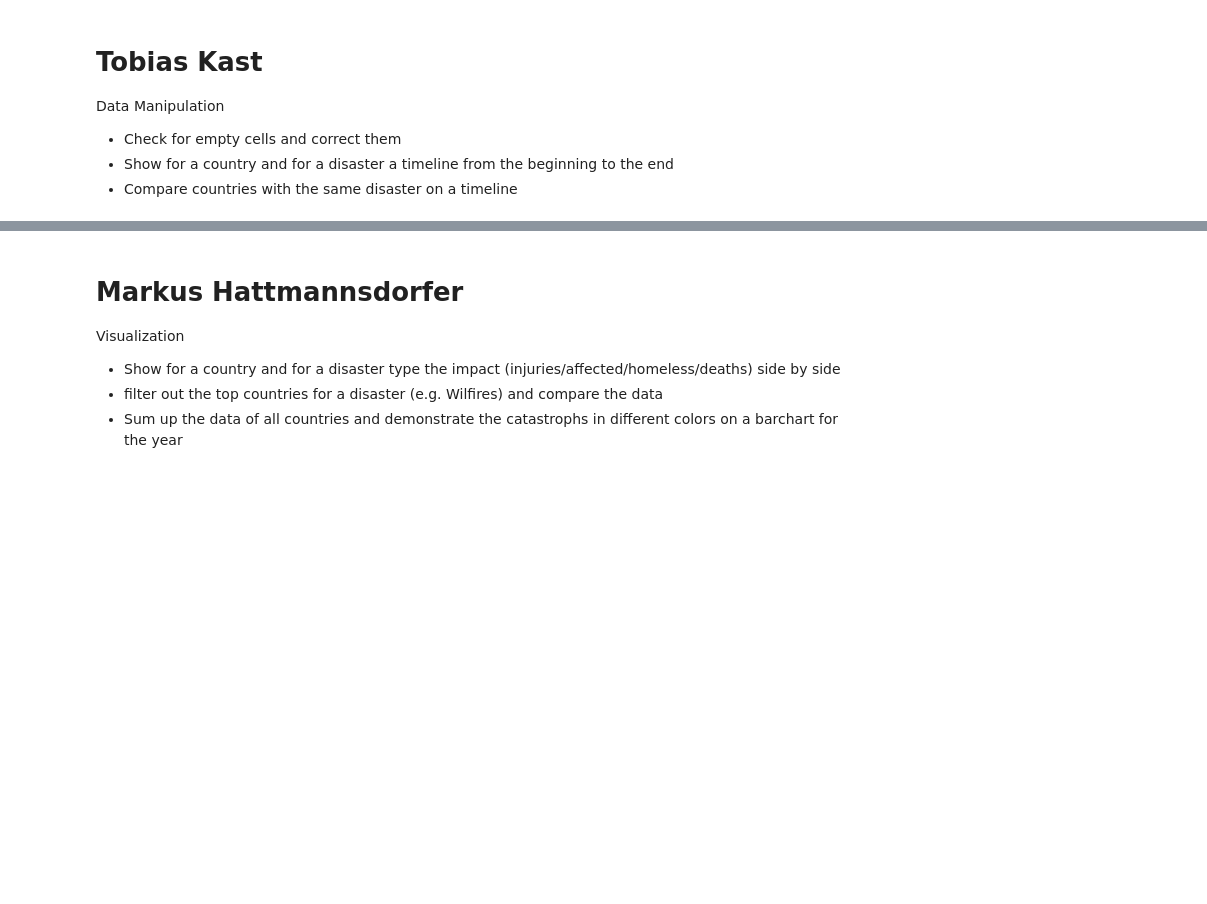
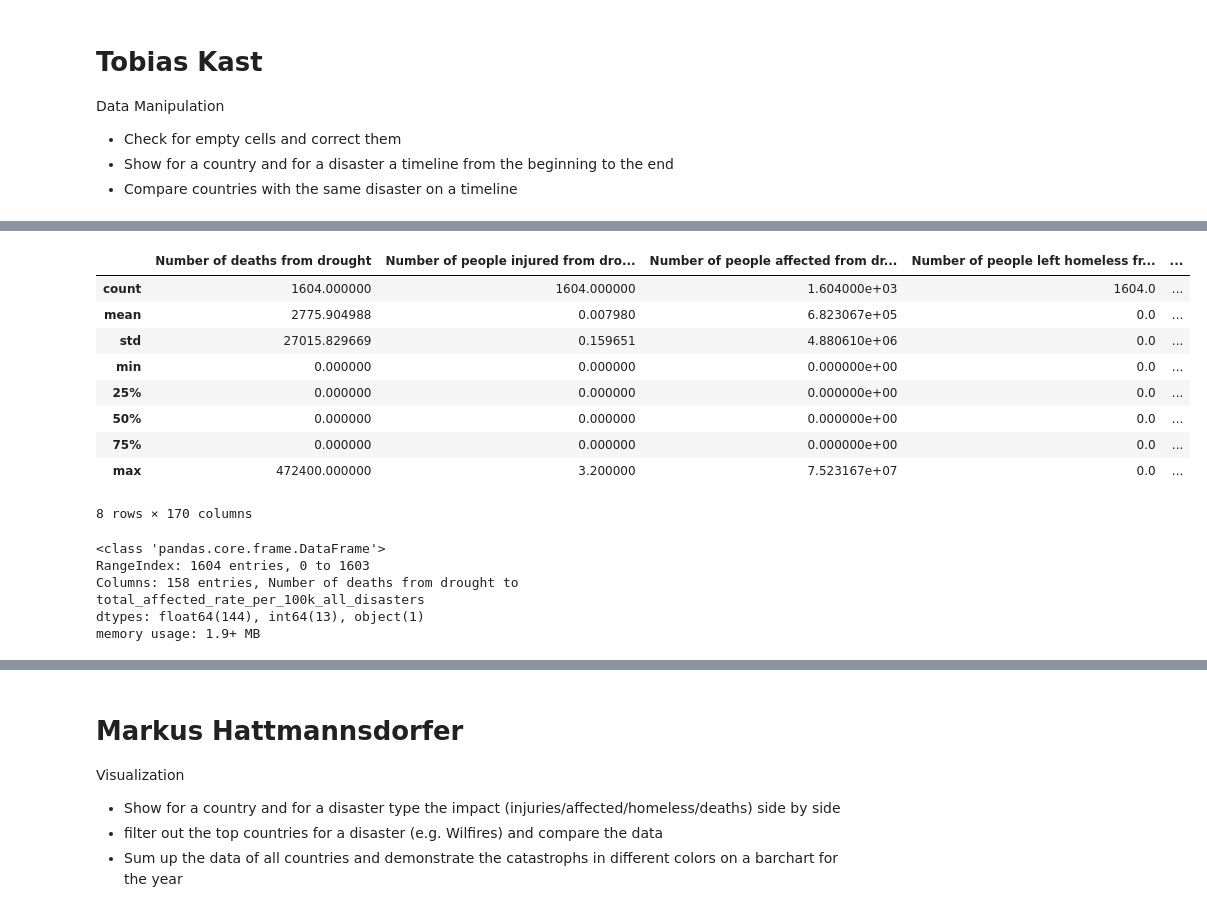
Before and after one commit to Marc-Kruiss/World-Natural-Disaster-Notebook, a Jupyter notebook: analytics.ipynb, the cells around one changed output, grey strips where cells are left out. Saved outputs shown, nothing was run; the diff lists cells and outputs as text; code cells hidden in the pictures; blank space fills up the shorter version.

```diff
--- a/analytics.ipynb
+++ b/analytics.ipynb
@@ -50,0 +66,21 @@ Data Manipulation
+# %%
+df.describe()
+# %% [output]
+|  | Number of deaths from drought | Number of people injured from dro... | Number of people affected from dr... | Number of people left homeless fr... | ... |
+| count | 1604.000000 | 1604.000000 | 1.604000e+03 | 1604.0 | ... |
+| mean | 2775.904988 | 0.007980 | 6.823067e+05 | 0.0 | ... |
+| std | 27015.829669 | 0.159651 | 4.880610e+06 | 0.0 | ... |
+| min | 0.000000 | 0.000000 | 0.000000e+00 | 0.0 | ... |
+| 25% | 0.000000 | 0.000000 | 0.000000e+00 | 0.0 | ... |
+| 50% | 0.000000 | 0.000000 | 0.000000e+00 | 0.0 | ... |
+| 75% | 0.000000 | 0.000000 | 0.000000e+00 | 0.0 | ... |
+| max | 472400.000000 | 3.200000 | 7.523167e+07 | 0.0 | ... |
+8 rows × 170 columns
+# %%
+df.info()
+# %% [output]
+<class 'pandas.core.frame.DataFrame'>
+RangeIndex: 1604 entries, 0 to 1603
+Columns: 158 entries, Number of deaths from drought to total_affected_rate_per_100k_all_disasters
+dtypes: float64(144), int64(13), object(1)
+memory usage: 1.9+ MB
```
Also changed, not shown: parts of 7 cells of this notebook, 1 other file.
